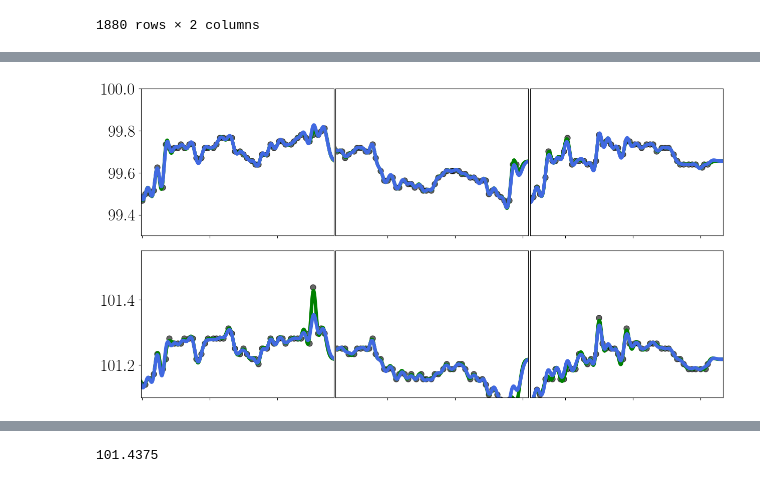
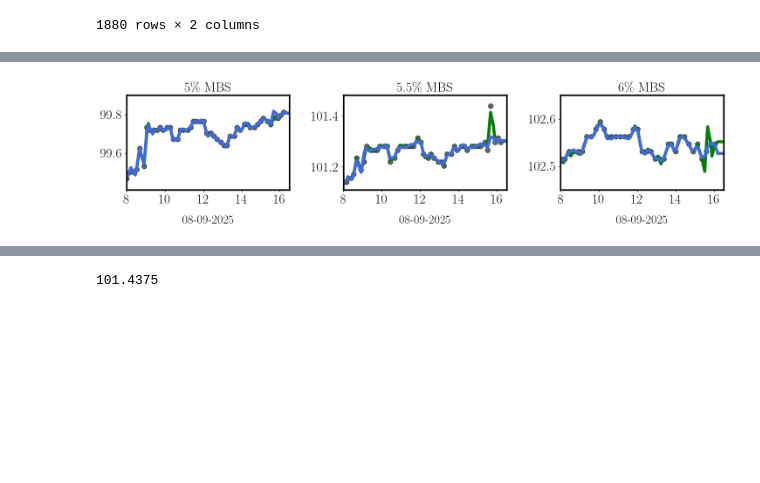
Before and after one commit to joshuarooijakkers/robust_conjugate_MOGP, a Jupyter notebook: experiments/temporal/bloomberg.ipynb, the cells around one changed output, grey strips where cells are left out. Drawn from its saved outputs; the diff is of its cells as text; code cells hidden in the pictures; blank space fills up the shorter version.

```diff
--- a/experiments/temporal/bloomberg.ipynb
+++ b/experiments/temporal/bloomberg.ipynb
@@ -21,8 +21,8 @@ plt.rcParams.update({
     "text.latex.preamble": r"\usepackage{amsmath}",
     'font.size': 24,
     'axes.labelsize': 18,
-    'xtick.labelsize': 24,
-    'ytick.labelsize': 24,
+    'xtick.labelsize': 22,
+    'ytick.labelsize': 22,
     'legend.fontsize': 20,
     'lines.linewidth': 5,
     'lines.markersize': 8
@@ -122,8 +122,8 @@ def preprocess_data(dfs, securities, target_dates):
     return X, Y
 
 target_dates = pd.to_datetime(['2025-09-08', '2025-09-09', '2025-09-10']).date
-# target_dates = pd.to_datetime(['2025-09-08', '2025-09-09', '2025-09-10']).date
-x, Y = preprocess_data(dfs=dfs, securities=2, target_dates=target_dates)
+target_dates = pd.to_datetime(['2025-09-08', '2025-09-09']).date
+x, Y = preprocess_data(dfs=dfs, securities=3, target_dates=target_dates)
 # %%
 scaler_X = StandardScaler()
 scaler_Y = StandardScaler()
@@ -229,0 +310,3 @@ std_morcgp = np.sqrt(var_morcgp + morcgp.noise_var)
+# %%
+true_mu_mogp = scaler_Y.inverse_transform(mu_mogp)
+true_mu_morcgp = scaler_Y.inverse_transform(mu_morcgp)
@@ -229,0 +377,7 @@ std_morcgp = np.sqrt(var_morcgp + morcgp.noise_var)
+# %%
+x_tester = np.linspace(-1.367, -0.5, 1000).reshape(-1, 1)
+x_tester_rescaled = scaler_X.inverse_transform(x_tester).reshape(-1,1)
+test_mogp, _ = mogp.predict(x_tester)
+test_morcgp, _ = morcgp.predict(x_tester)
+test_mogp_rescaled = scaler_Y.inverse_transform(test_mogp)
+test_morcgp_rescaled = scaler_Y.inverse_transform(test_morcgp)
@@ -238,59 +554,55 @@ x_test.shape
 # %%
 import matplotlib.pyplot as plt
 import numpy as np
 
-fig, axes = plt.subplots(2, 3, figsize=(15, 8))
+x_flat = x.flatten()
 
-# Flatten all masks
-mask1 = (x_test < 1000).flatten()
-mask2 = ((x_test >= 1000) & (x_test < 2500)).flatten()
-mask3 = (x_test >= 2500).flatten()
+fig, axes = plt.subplots(1, 3, figsize=(15, 4))
 
-mask1_x = (x < 1000).flatten()
-mask2_x = ((x >= 1000) & (x < 2500)).flatten()
-mask3_x = (x >= 2500).flatten()
+# Define y-limits for each subplot
+y_limits = [
+    [99.41, 99.9],    # ylim for first plot
+    [101.11, 101.48],  # ylim for second plot
+    [102.45, 102.65] # ylim for third plot
+]
 
-# Define masks for looping
-masks = [mask1, mask2, mask3]
-masks_x = [mask1_x, mask2_x, mask3_x]
+# Common x-limit
+x_limit = [x_flat.min(), 560]
 
-# Define custom tick labels and their numeric values
+# Define tick labels and positions (as fraction of x-range)
 tick_labels = ['8', '10', '12', '14', '16']
-tick_positions_fraction = np.linspace(0, 16/17, len(tick_labels))  # relative positions along x-axis
+tick_positions_fraction = np.linspace(0, 16/17, len(tick_labels))
 
-# Define y-limits for each row (outputs)
-y_limits = [(99.3, 100), (101.1, 101.55), (102.3, 102.7)]  # example values for row 0, 1, 2
+# Convert fractional positions to actual x positions
+x_start, x_end = x_limit
+tick_positions = x_start + tick_positions_fraction * (x_end - x_start)
 
-for i in range(2):  # Outputs (rows)
-    for j in range(3):  # Segments (columns)
-        axes[i, j].plot(x[masks_x[j]], Y[masks_x[j], i], 'o', color='black', alpha=0.6)
-        axes[i, j].plot(x_test[masks[j]], true_mu_mogp[masks[j], i], '-', color='Green')
-        axes[i, j].plot(x_test[masks[j]], true_mu_morcgp[masks[j], i], '-', color='RoyalBlue')
+# Titles for each subplot
+titles = [r'5\% MBS', r'5.5\% MBS', r'6\% MBS']
 
-        # Set x-axis limits
-        x_min = x_test[masks[j]].min()
-        x_max = x_test[masks[j]].max()
-        axes[i, j].set_xlim(x_min, x_max)
+for i in range(3):
+    axes[i].plot(x_flat, Y[:, i], 'o', label='Y', alpha=0.6, color='black')
+    axes[i].plot(x_flat, true_mu_mogp[:, i], '-', label='mu_mogp', color='Green')
+    axes[i].plot(x_flat, true_mu_morcgp[:, i], '-', label='mu_morcgp', color='RoyalBlue')
 
-        # Set y-axis limits for this row
-        axes[i, j].set_ylim(y_limits[i])
+    # Only set x-label for the middle subplot
+    if True:
+    # if i == 1:
+        axes[i].set_xlabel('08-09-2025', fontsize=20, labelpad=15)  # larger font and more padding
 
-        # Hide y-axis labels and ticks for 2nd and 3rd column
-        if j != 0:
-            axes[i, j].set_ylabel('')
-            axes[i, j].tick_params(labelleft=False, left=False)
+    axes[i].set_ylim(y_limits[i])
+    axes[i].set_xlim(x_limit)
+    axes[i].set_xticks(tick_positions)
+    axes[i].set_xticklabels(tick_labels)
 
-        # Handle bottom row x-axis
-        if i != 2:
-            axes[i, j].set_xlabel('')
-            axes[i, j].tick_params(labelbottom=False)
-        else:
-            tick_positions = x_min + tick_positions_fraction * (x_max - x_min)
-            axes[i, j].set_xticks(tick_positions)
-            axes[i, j].set_xticklabels(tick_labels)
+    # Set title with custom font size
+    axes[i].set_title(titles[i], fontsize=22)
 
-fig.subplots_adjust(wspace=0.01, hspace=0.1)  # adjust value as needed
-# plt.tight_layout()  # optional, can still help with vertical spacing
+    # Make all borders thicker
+    for spine in axes[i].spines.values():
+        spine.set_linewidth(2.5)  # increase thickness
+
+plt.tight_layout()
 plt.show()
 # %% [output]
-[figure, old version]
+[figure, new version]
```
Also changed, not shown: parts of 17 cells of this notebook, 13 other files.
